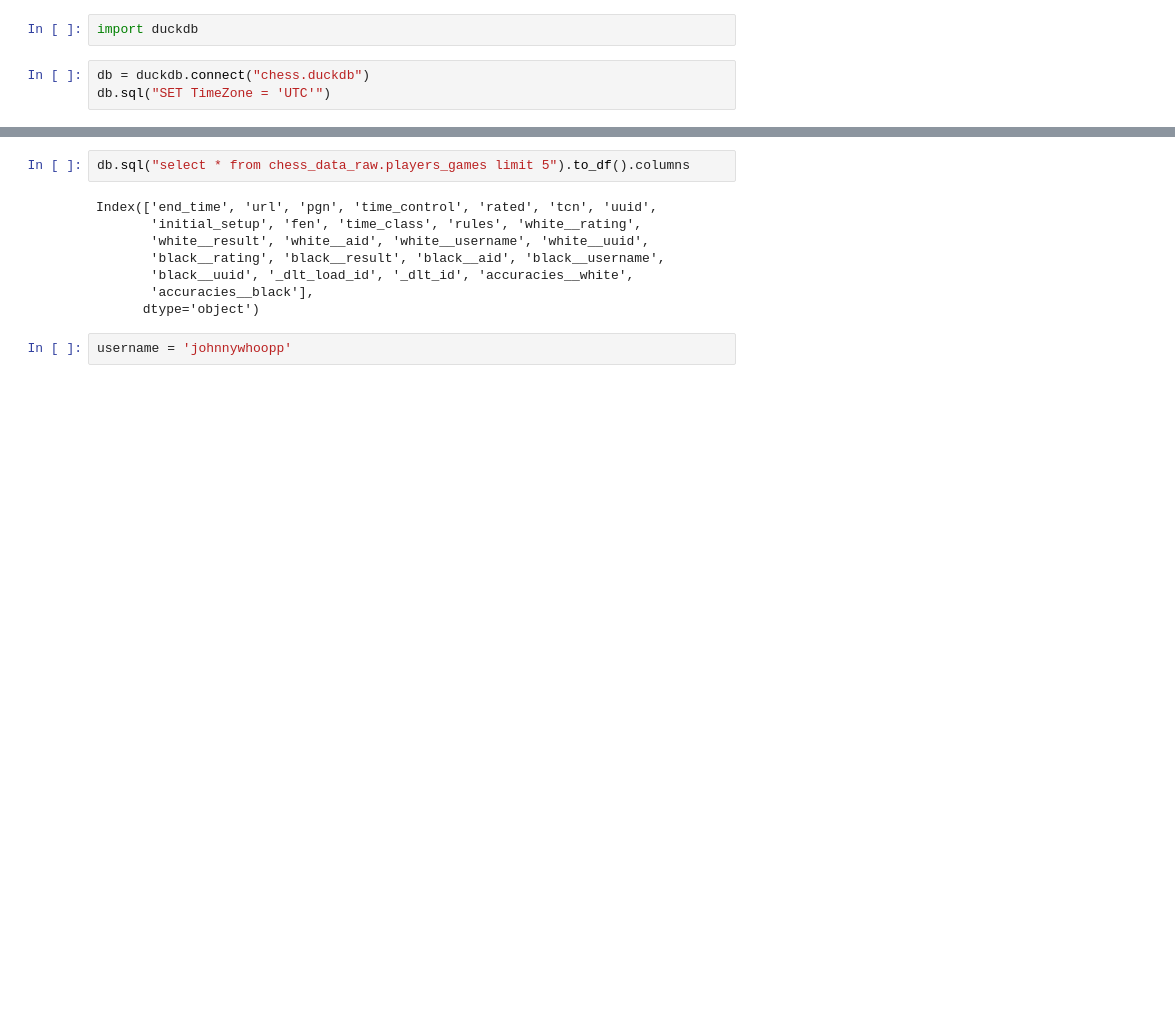
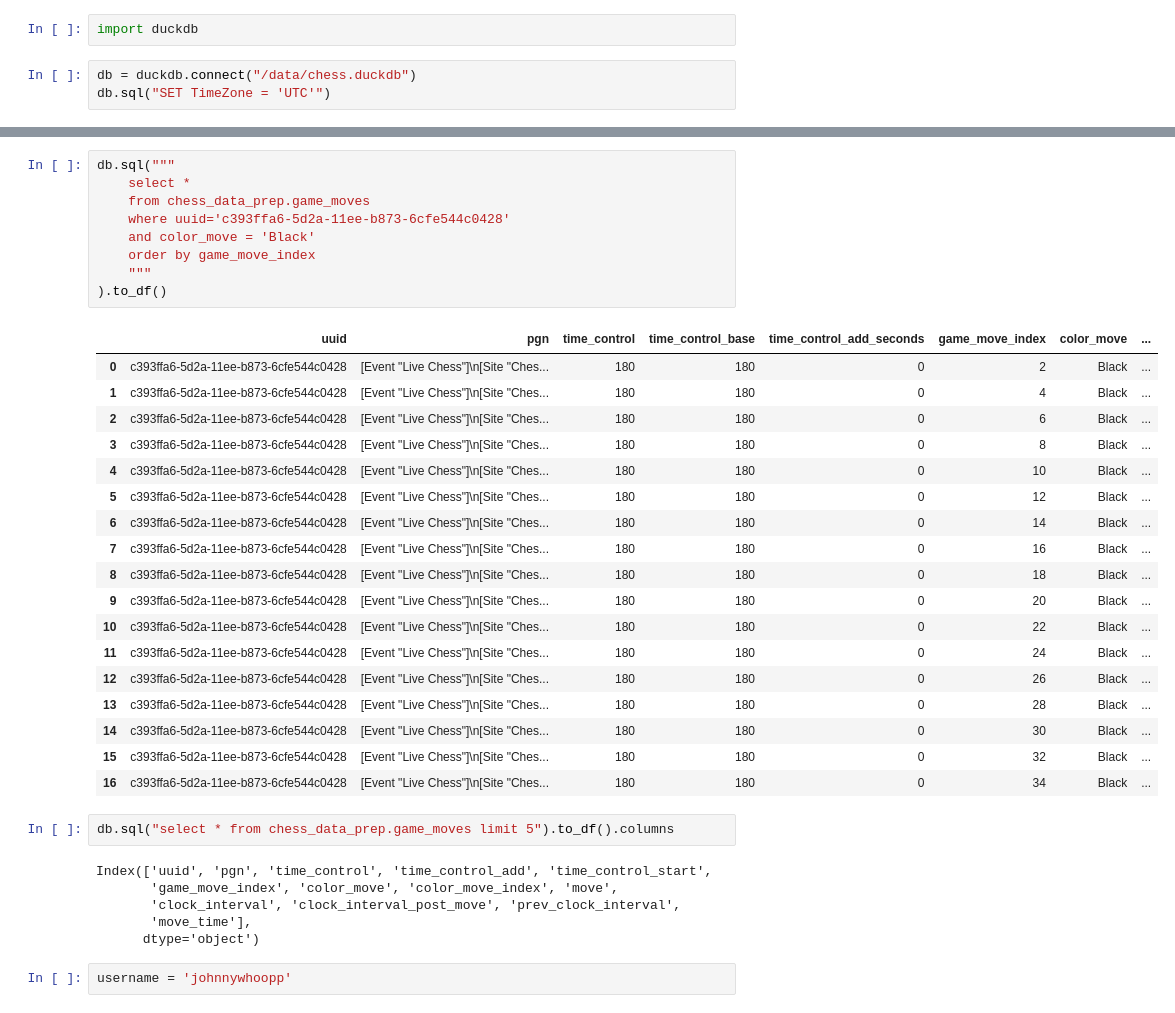
Before and after one commit to jkwd/chess_dashboard, a Jupyter notebook: chess_dagster/Untitled.ipynb, the cells around one changed output, grey strips where cells are left out. Drawn from its saved outputs; the diff is of its cells as text; blank space fills up the shorter version.

Commit message:
Edit computing move time. Add asset checks for game moves

```diff
--- a/chess_dagster/Untitled.ipynb
+++ b/chess_dagster/Untitled.ipynb
@@ -1,5 +1,5 @@
 # %%
 import duckdb
 # %%
-db = duckdb.connect("chess.duckdb")
+db = duckdb.connect("/data/chess.duckdb")
 db.sql("SET TimeZone = 'UTC'")
@@ -36,12 +45,38 @@ db.sql("select * from chess_data_raw.players_games limit 5").to_df()
+# %%
+db.sql("""
+    select *
+    from chess_data_prep.game_moves
+    where uuid='c393ffa6-5d2a-11ee-b873-6cfe544c0428'
+    and color_move = 'Black'
+    order by game_move_index
+    """
+).to_df()
+# %% [output]
+|  | uuid | pgn | time_control | time_control_base | time_control_add_seconds | game_move_index | color_move | ... |
+| 0 | c393ffa6-5d2a-11ee-b873-6cfe544c0428 | [Event "Live Chess"]\n[Site "Ches... | 180 | 180 | 0 | 2 | Black | ... |
+| 1 | c393ffa6-5d2a-11ee-b873-6cfe544c0428 | [Event "Live Chess"]\n[Site "Ches... | 180 | 180 | 0 | 4 | Black | ... |
+| 2 | c393ffa6-5d2a-11ee-b873-6cfe544c0428 | [Event "Live Chess"]\n[Site "Ches... | 180 | 180 | 0 | 6 | Black | ... |
+| 3 | c393ffa6-5d2a-11ee-b873-6cfe544c0428 | [Event "Live Chess"]\n[Site "Ches... | 180 | 180 | 0 | 8 | Black | ... |
+| 4 | c393ffa6-5d2a-11ee-b873-6cfe544c0428 | [Event "Live Chess"]\n[Site "Ches... | 180 | 180 | 0 | 10 | Black | ... |
+| 5 | c393ffa6-5d2a-11ee-b873-6cfe544c0428 | [Event "Live Chess"]\n[Site "Ches... | 180 | 180 | 0 | 12 | Black | ... |
+| 6 | c393ffa6-5d2a-11ee-b873-6cfe544c0428 | [Event "Live Chess"]\n[Site "Ches... | 180 | 180 | 0 | 14 | Black | ... |
+| 7 | c393ffa6-5d2a-11ee-b873-6cfe544c0428 | [Event "Live Chess"]\n[Site "Ches... | 180 | 180 | 0 | 16 | Black | ... |
+| 8 | c393ffa6-5d2a-11ee-b873-6cfe544c0428 | [Event "Live Chess"]\n[Site "Ches... | 180 | 180 | 0 | 18 | Black | ... |
+| 9 | c393ffa6-5d2a-11ee-b873-6cfe544c0428 | [Event "Live Chess"]\n[Site "Ches... | 180 | 180 | 0 | 20 | Black | ... |
+| 10 | c393ffa6-5d2a-11ee-b873-6cfe544c0428 | [Event "Live Chess"]\n[Site "Ches... | 180 | 180 | 0 | 22 | Black | ... |
+| 11 | c393ffa6-5d2a-11ee-b873-6cfe544c0428 | [Event "Live Chess"]\n[Site "Ches... | 180 | 180 | 0 | 24 | Black | ... |
+| 12 | c393ffa6-5d2a-11ee-b873-6cfe544c0428 | [Event "Live Chess"]\n[Site "Ches... | 180 | 180 | 0 | 26 | Black | ... |
+| 13 | c393ffa6-5d2a-11ee-b873-6cfe544c0428 | [Event "Live Chess"]\n[Site "Ches... | 180 | 180 | 0 | 28 | Black | ... |
+| 14 | c393ffa6-5d2a-11ee-b873-6cfe544c0428 | [Event "Live Chess"]\n[Site "Ches... | 180 | 180 | 0 | 30 | Black | ... |
+| 15 | c393ffa6-5d2a-11ee-b873-6cfe544c0428 | [Event "Live Chess"]\n[Site "Ches... | 180 | 180 | 0 | 32 | Black | ... |
+| 16 | c393ffa6-5d2a-11ee-b873-6cfe544c0428 | [Event "Live Chess"]\n[Site "Ches... | 180 | 180 | 0 | 34 | Black | ... |
 # %%
-db.sql("select * from chess_data_raw.players_games limit 5").to_df().columns
+db.sql("select * from chess_data_prep.game_moves limit 5").to_df().columns
 # %% [output]
-Index(['end_time', 'url', 'pgn', 'time_control', 'rated', 'tcn', 'uuid',
-       'initial_setup', 'fen', 'time_class', 'rules', 'white__rating',
-       'white__result', 'white__aid', 'white__username', 'white__uuid',
-       'black__rating', 'black__result', 'black__aid', 'black__username',
-       'black__uuid', '_dlt_load_id', '_dlt_id', 'accuracies__white',
-       'accuracies__black'],
+Index(['uuid', 'pgn', 'time_control', 'time_control_add', 'time_control_start',
+       'game_move_index', 'color_move', 'color_move_index', 'move',
+       'clock_interval', 'clock_interval_post_move', 'prev_clock_interval',
+       'move_time'],
       dtype='object')
 # %%
 username = 'johnnywhoopp'
```
Also changed, not shown: parts of 4 cells of this notebook, 5 other files.
